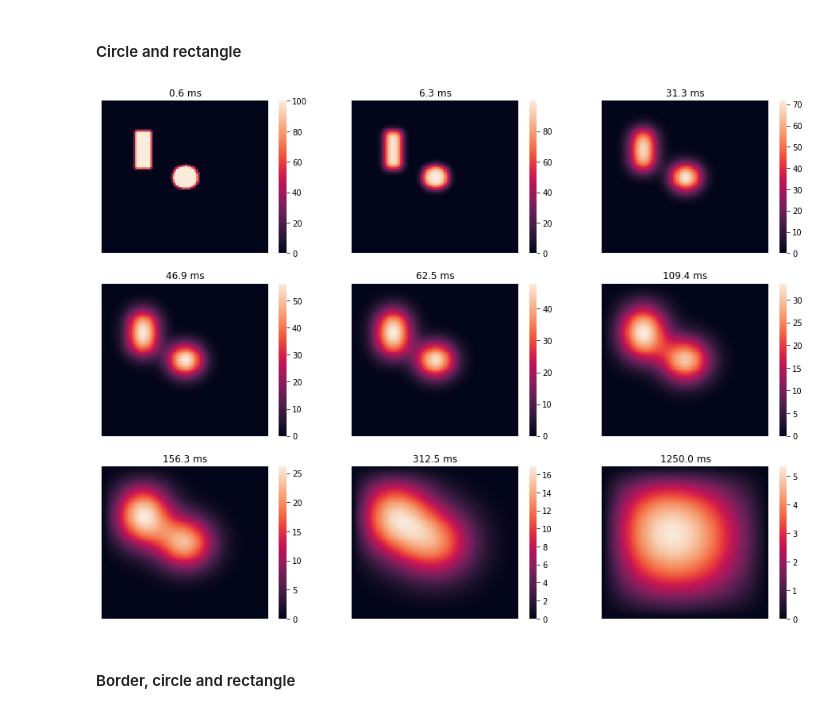
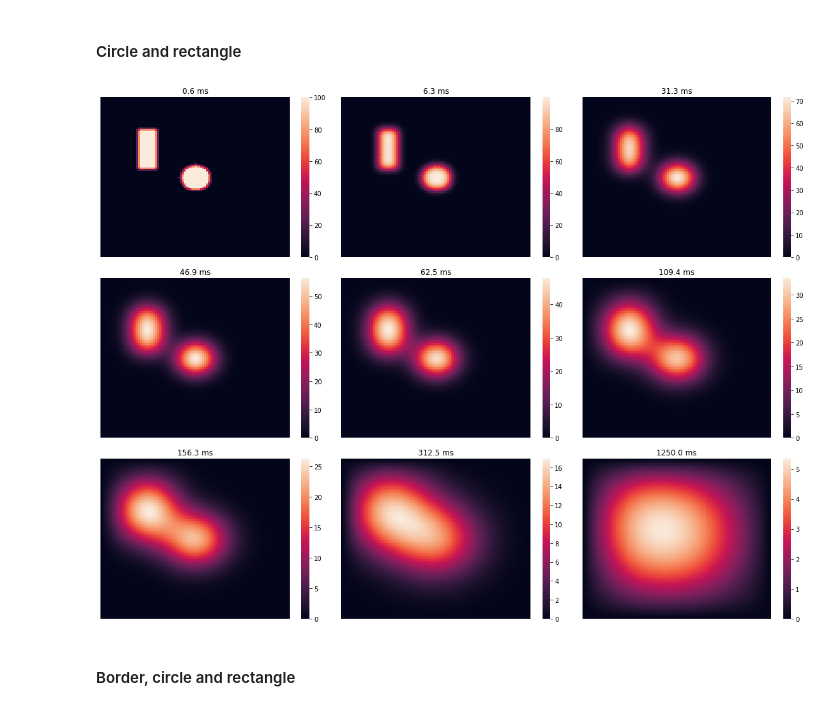
Before and after one commit to tdosreis/heat-diffusion, a Jupyter notebook: heat-diffusion.ipynb, the cells around one changed output. Drawn from its saved outputs; the diff is of its cells as text; code cells hidden in the pictures.

Commit message:
Adds tight layout

```diff
--- a/heat-diffusion.ipynb
+++ b/heat-diffusion.ipynb
@@ -58,19 +58,20 @@ from heat_diffusion import timesteps
 # %%
 fig, ax = plt.subplots(3, 3, figsize=(16, 12))
 
 ax = ax.ravel()
 
 for i, nstep in enumerate([1, 10, 50, 75, 100, 175, 250, 500, 2000]):
     ic = InitialCondition()
     ic.rectangle(tx=25, ty=10)
     ic.circle(r=0.8)
     u0 = ic.u0
     u, u0, dt = timesteps(u0, nsteps=nstep)
     sns.heatmap(u0, ax=ax[i])
     ax[i].set_axis_off()
     ax[i].set_title('{:.1f} ms'.format(nstep * dt * 1000))
+fig.tight_layout()
 # %% [output]
-[figure, old version]
+[figure, new version]
 # %% [markdown]
 #### Border, circle and rectangle
 # %%
```
Also changed, not shown: parts of 1 cell of this notebook.
